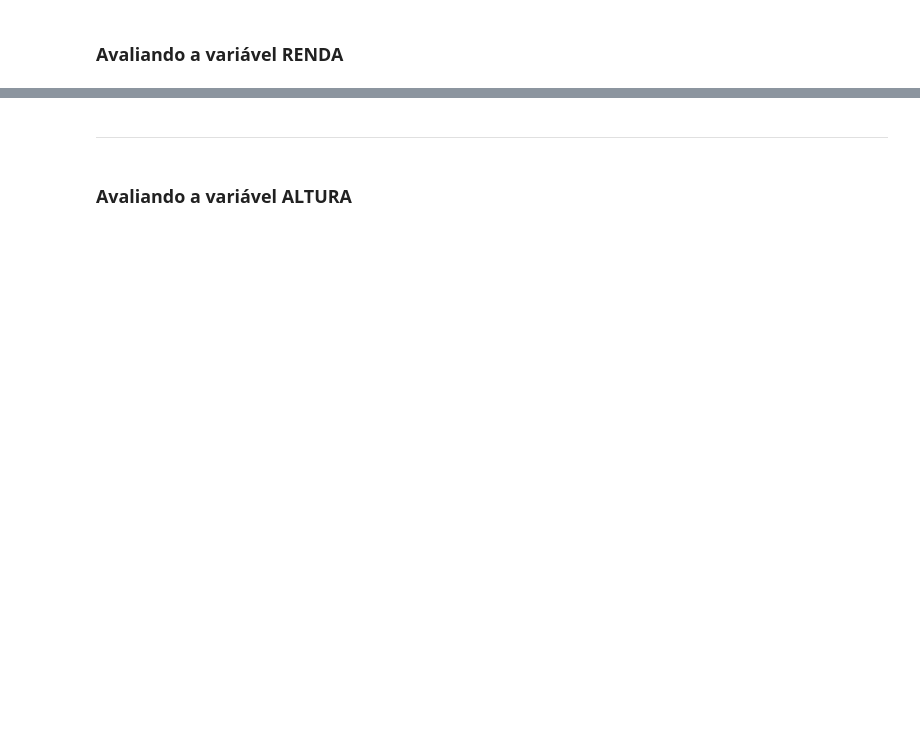
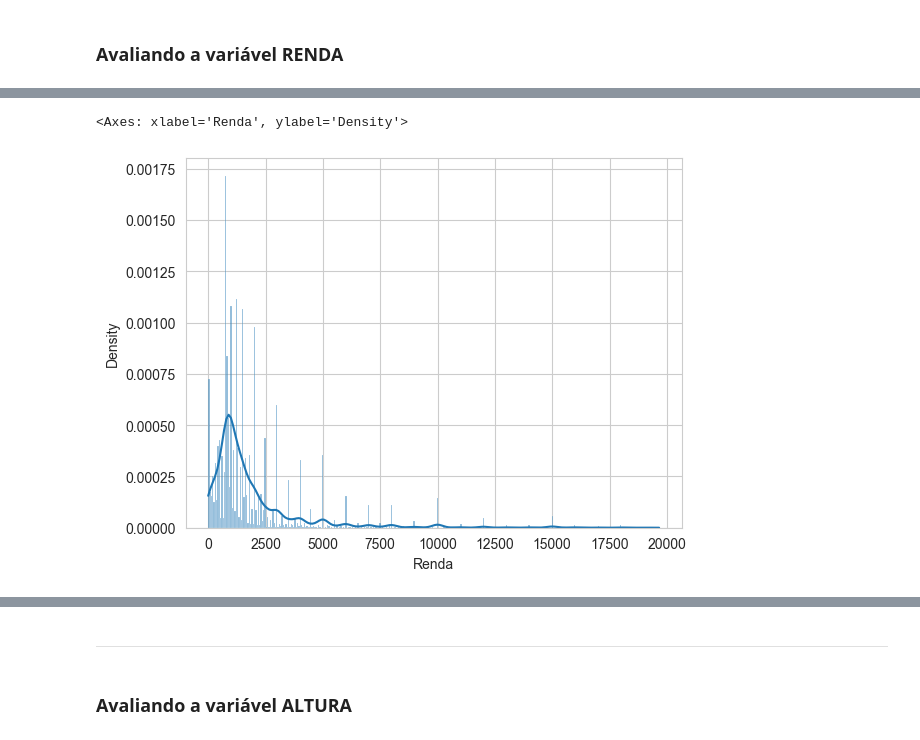
Before and after one commit to RPdatascience819/Curso_basico_estats, a Jupyter notebook: Curso_de_Estatística_Parte_1.ipynb, the cells around one changed output, grey strips where cells are left out. Saved outputs shown, nothing was run; the diff lists cells and outputs as text; code cells hidden in the pictures; blank space fills up the shorter version.

```diff
--- a/Curso_de_Estatística_Parte_1.ipynb
+++ b/Curso_de_Estatística_Parte_1.ipynb
@@ -645,0 +856,11 @@ Pode-se definir a moda como sendo o valor mais frequente de um conjunto de dados
+# %%
+'''
+Histograma com barras empilhadas (Stacked Histogram)
+ Mostra a distribuição da renda em grupos empilhados,
+ o que é útil para comparar diferentes subgrupos.
+
+'''
+sns.histplot(dados.query('Renda < 20000').Renda, kde=True, stat="density")
+# %% [output]
+<Axes: xlabel='Renda', ylabel='Density'>
+[figure, added]
```
Also changed, not shown: parts of 46 cells of this notebook.
